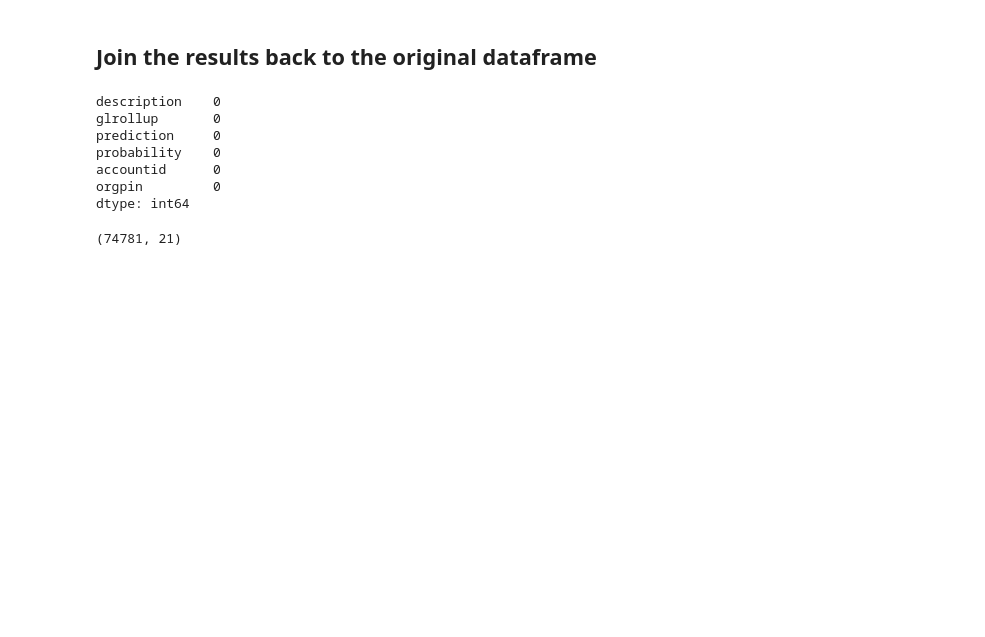
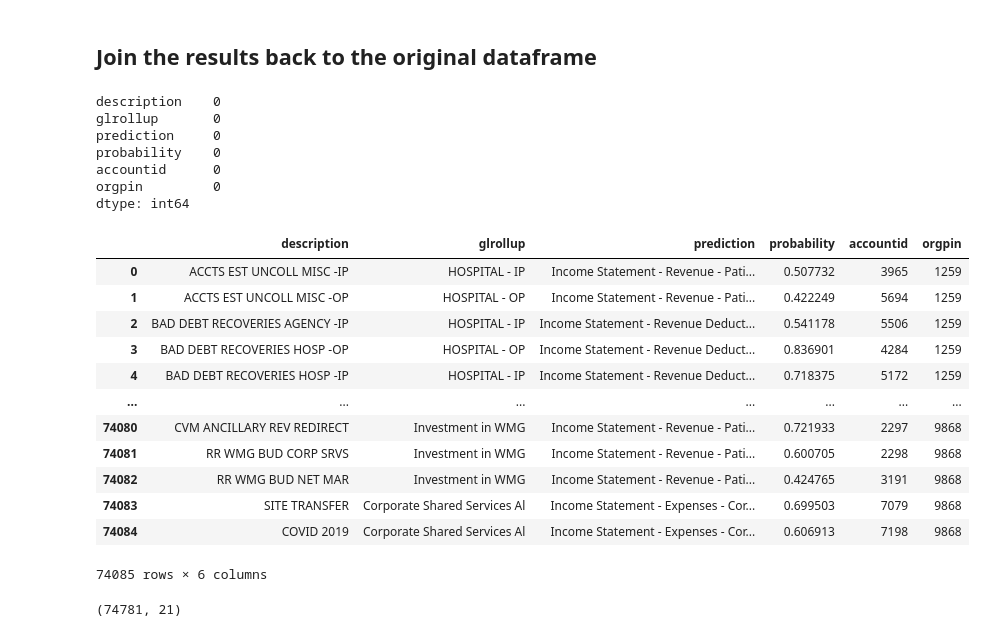
Before and after one commit to sdt-hwallace/confidence-scores, a Jupyter notebook: glacct/glacct_conf_scores.ipynb, the cells around one changed output. Saved outputs shown, nothing was run; the diff lists cells and outputs as text; code cells hidden in the pictures; blank space fills up the shorter version.

```diff
--- a/glacct/glacct_conf_scores.ipynb
+++ b/glacct/glacct_conf_scores.ipynb
@@ -34,7 +34,7 @@ import time
 # %% [markdown]
 ## Data Prep and Exploration
 # %%
-path = f"C:/Users/hwallace/glaccount/results"
+path = f"C:/Users/hwallace/conf_scores/glaccount/results"
 # %%
 all_files = glob.glob(os.path.join(path, '*.xlsx'))
 # %%
@@ -467,6 +486,22 @@ orgpin         0
 dtype: int64
 # %%
 dfm = df.merge(dfr, on=['accountid','orgpin','glrollup','description'])
+# %%
+dfr
+# %% [output]
+|  | description | glrollup | prediction | probability | accountid | orgpin |
+| 0 | ACCTS EST UNCOLL MISC -IP | HOSPITAL - IP | Income Statement - Revenue - Pati... | 0.507732 | 3965 | 1259 |
+| 1 | ACCTS EST UNCOLL MISC -OP | HOSPITAL - OP | Income Statement - Revenue - Pati... | 0.422249 | 5694 | 1259 |
+| 2 | BAD DEBT RECOVERIES AGENCY -IP | HOSPITAL - IP | Income Statement - Revenue Deduct... | 0.541178 | 5506 | 1259 |
+| 3 | BAD DEBT RECOVERIES HOSP -OP | HOSPITAL - OP | Income Statement - Revenue Deduct... | 0.836901 | 4284 | 1259 |
+| 4 | BAD DEBT RECOVERIES HOSP -IP | HOSPITAL - IP | Income Statement - Revenue Deduct... | 0.718375 | 5172 | 1259 |
+| ... | ... | ... | ... | ... | ... | ... |
+| 74080 | CVM ANCILLARY REV REDIRECT | Investment in WMG | Income Statement - Revenue - Pati... | 0.721933 | 2297 | 9868 |
+| 74081 | RR WMG BUD CORP SRVS | Investment in WMG | Income Statement - Revenue - Pati... | 0.600705 | 2298 | 9868 |
+| 74082 | RR WMG BUD NET MAR | Investment in WMG | Income Statement - Revenue - Pati... | 0.424765 | 3191 | 9868 |
+| 74083 | SITE TRANSFER | Corporate Shared Services Al | Income Statement - Expenses - Cor... | 0.699503 | 7079 | 9868 |
+| 74084 | COVID 2019 | Corporate Shared Services Al | Income Statement - Expenses - Cor... | 0.606913 | 7198 | 9868 |
+74085 rows × 6 columns
 # %%
 df.shape
 # %% [output]
```
Also changed, not shown: parts of 32 cells of this notebook, 1 other file.
